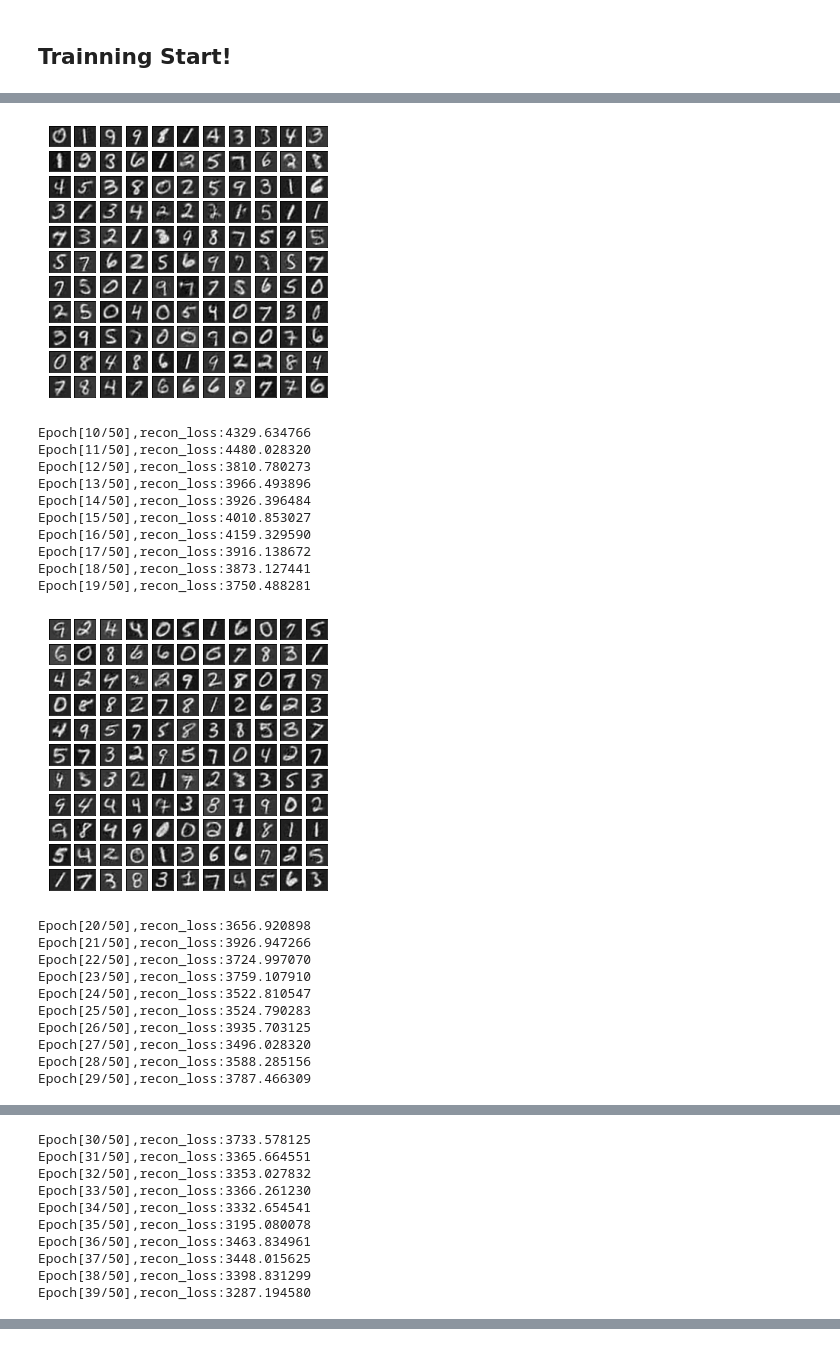
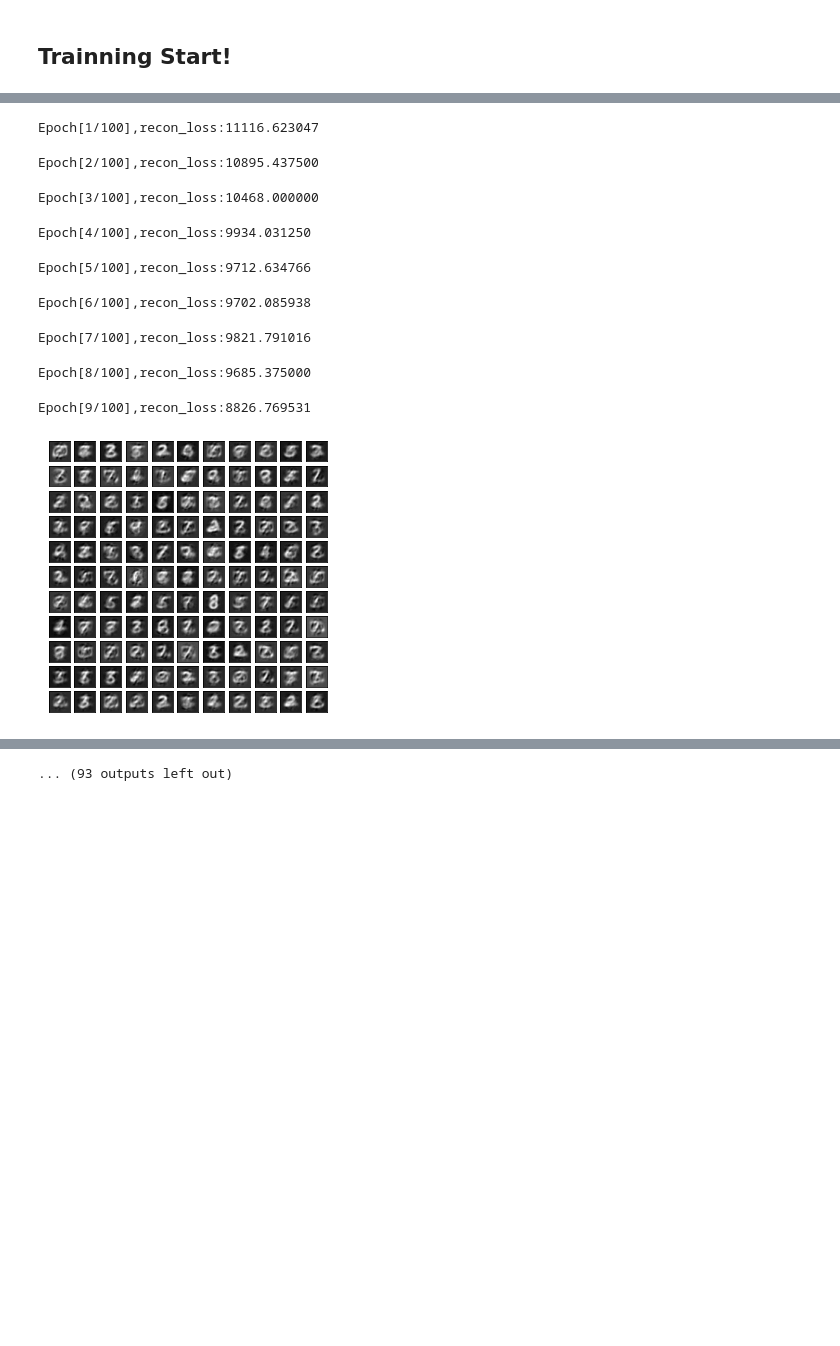
Before and after one commit to AlvinIsonomia/Generative-models-for-Pytorch1.0, a Jupyter notebook: Jupyter_Demos/MNIST_AutoEncoder.ipynb, the cells around one changed output, grey strips where cells are left out. Saved outputs shown, nothing was run; the diff lists cells and outputs as text; code cells hidden in the pictures; blank space fills up the shorter version.

```diff
--- a/Jupyter_Demos/MNIST_AutoEncoder.ipynb
+++ b/Jupyter_Demos/MNIST_AutoEncoder.ipynb
@@ -29,7 +29,7 @@ True
 # Hyper Parameters
 # %%
 batch_size = 128
-num_epoch = 50
+num_epoch = 100
 
 lr = 1e-3 # leanring rate of Encoder and Decoder
 
@@ -74,7 +74,7 @@ class Encoder(nn.Module):
         self.En = nn.Sequential(
             nn.Linear(784, 256),
             nn.LeakyReLU(0.2),
-            nn.Linear(256, 32),
+            nn.Linear(256, 8),
         )
 
     def forward(self, x):
@@ -88,7 +88,7 @@ class Decoder(nn.Module):
     def __init__(self):
         super(Decoder, self).__init__()
         self.De = nn.Sequential(
-            nn.Linear(32, 256),
+            nn.Linear(8, 256),
             nn.LeakyReLU(0.2),
             nn.Linear(256, 784),
         )
@@ -124,25 +124,26 @@ optimizer = torch.optim.Adam(params = [p for p in AE.parameters()
 # %% [markdown]
 ## Trainning Start!
 # %%
-for epoch in tdqm(range(num_epoch)):
+for epoch in tqdm(range(num_epoch)):
     AE.train()
 
     # epoch_loss = []
-    # ========================= Reconstruct and Visualization ====================
+    # ========================= Sample and Visualization ====================
     if epoch % 10 == 0:
         AE.eval()
-        img,_ = next(iter(dataloader))
-        num_img = img.size(0)
-        img = img.view(num_img, -1)
-        img = img.to(device)
-        reconst_img = AE(img)
+        # sample z
+        z = torch.randn(batch_size, 8).to(device)
+
+        # sample x (i.e. imgs)
+        sample = AE.decoder(z)
+
         plt.close()
-        grid_size, k = int(reconst_img.shape[0] ** 0.5), 0 # 10 * 10
+        grid_size, k = int(sample.shape[0] ** 0.5), 0 # 10 * 10
         fig, ax = plt.subplots(grid_size, grid_size, figsize=(5, 5))
         for i, j in product(range(grid_size), range(grid_size)): # to draw 10 * 10 images
             ax[i,j].get_xaxis().set_visible(False)
             ax[i,j].get_yaxis().set_visible(False)
-            ax[i,j].imshow(reconst_img[k].data.view(28,28).cpu().numpy(), cmap='gray')
+            ax[i,j].imshow(sample[k].data.view(28,28).cpu().numpy(), cmap='gray')
             k += 1
         plt.show()
     # ========================= Training==========================================
@@ -178,22 +170,10 @@ Epoch[9/50],recon_loss:4417.050293
+Epoch[1/100],recon_loss:11116.623047
+Epoch[2/100],recon_loss:10895.437500
+Epoch[3/100],recon_loss:10468.000000
+Epoch[4/100],recon_loss:9934.031250
+Epoch[5/100],recon_loss:9712.634766
+Epoch[6/100],recon_loss:9702.085938
+Epoch[7/100],recon_loss:9821.791016
+Epoch[8/100],recon_loss:9685.375000
+Epoch[9/100],recon_loss:8826.769531
-[figure, old version]
+[figure, new version]
-Epoch[10/50],recon_loss:4329.634766
-Epoch[11/50],recon_loss:4480.028320
-Epoch[12/50],recon_loss:3810.780273
-Epoch[13/50],recon_loss:3966.493896
-Epoch[14/50],recon_loss:3926.396484
-Epoch[15/50],recon_loss:4010.853027
-Epoch[16/50],recon_loss:4159.329590
-Epoch[17/50],recon_loss:3916.138672
-Epoch[18/50],recon_loss:3873.127441
-Epoch[19/50],recon_loss:3750.488281
-[figure, removed]
-Epoch[20/50],recon_loss:3656.920898
-Epoch[21/50],recon_loss:3926.947266
-Epoch[22/50],recon_loss:3724.997070
-Epoch[23/50],recon_loss:3759.107910
-Epoch[24/50],recon_loss:3522.810547
-Epoch[25/50],recon_loss:3524.790283
-Epoch[26/50],recon_loss:3935.703125
-Epoch[27/50],recon_loss:3496.028320
-Epoch[28/50],recon_loss:3588.285156
-Epoch[29/50],recon_loss:3787.466309
@@ -201,10 +179,0 @@ Epoch[29/50],recon_loss:3787.466309
-Epoch[30/50],recon_loss:3733.578125
-Epoch[31/50],recon_loss:3365.664551
-Epoch[32/50],recon_loss:3353.027832
-Epoch[33/50],recon_loss:3366.261230
-Epoch[34/50],recon_loss:3332.654541
-Epoch[35/50],recon_loss:3195.080078
-Epoch[36/50],recon_loss:3463.834961
-Epoch[37/50],recon_loss:3448.015625
-Epoch[38/50],recon_loss:3398.831299
-Epoch[39/50],recon_loss:3287.194580
@@ -221,0 +180 @@ Epoch[49/50],recon_loss:3109.714355
+... (93 outputs left out)
```
Also changed, not shown: parts of 8 cells of this notebook, 1 other file.
